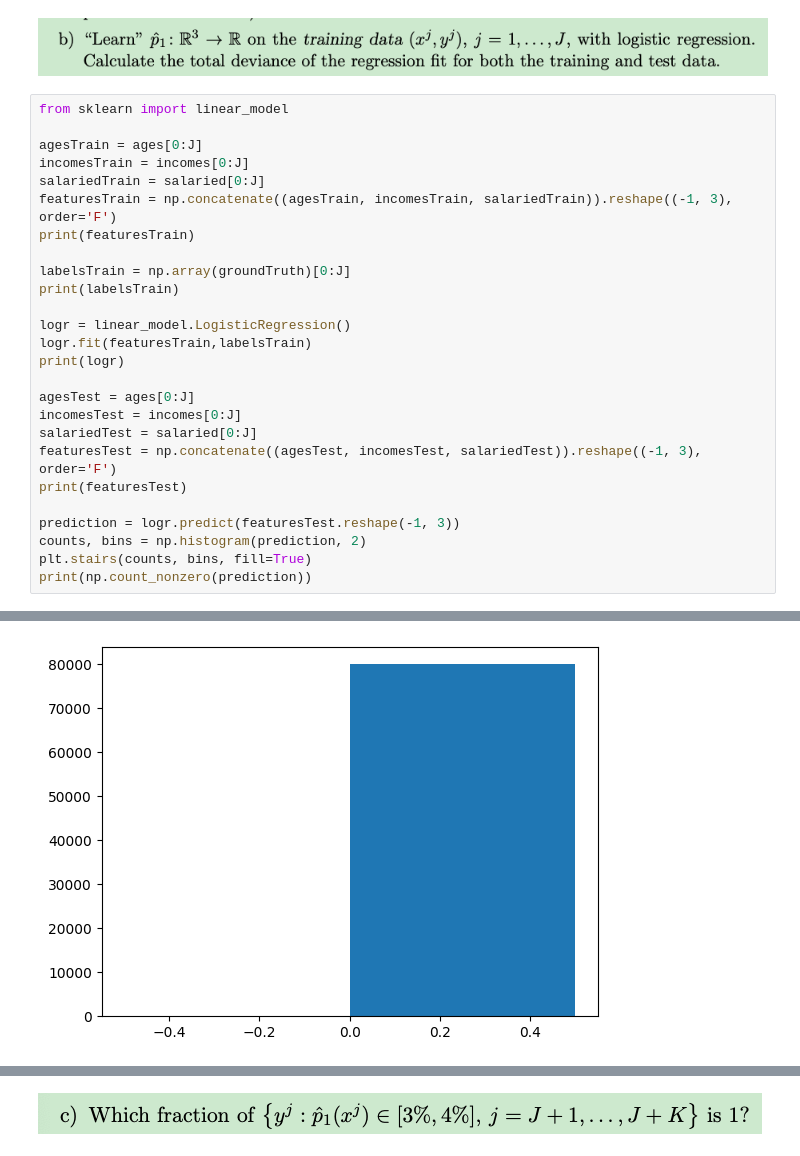
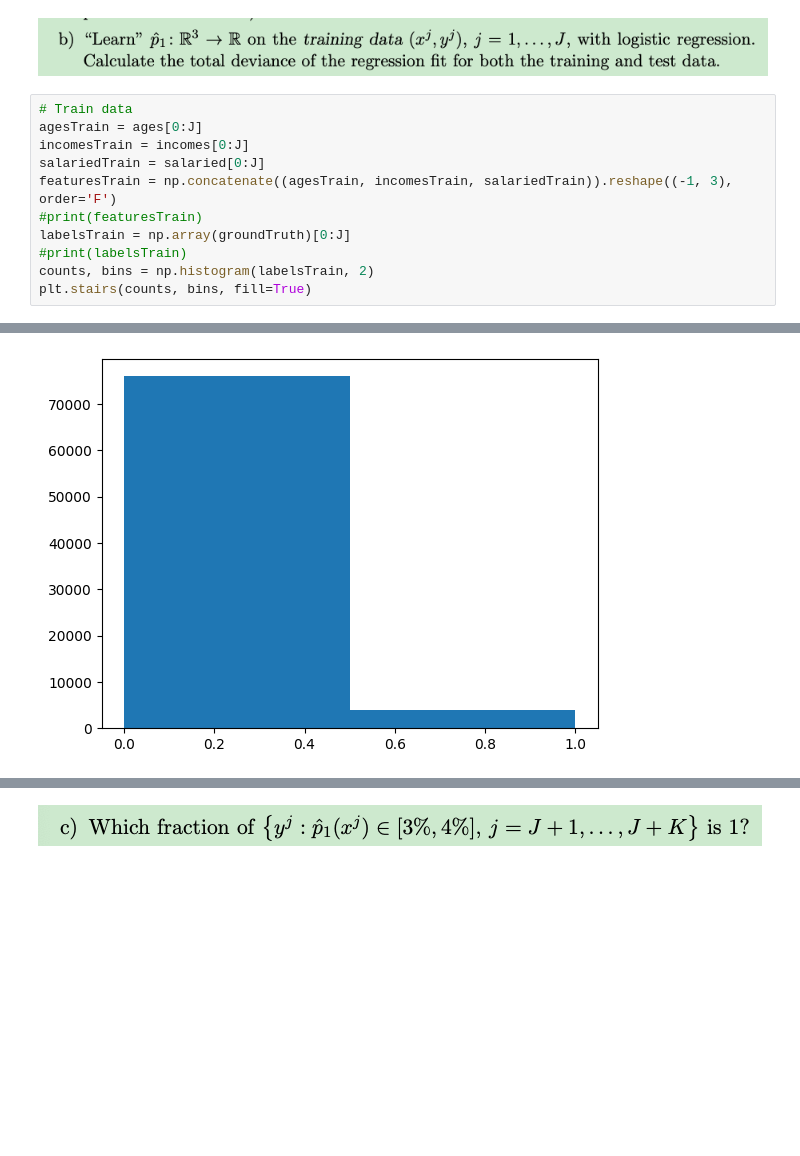
Before and after one commit to thelionthelion/eth_ntifi, a Jupyter notebook: NTIFI_Exercise1.ipynb, the cells around one changed output, grey strips where cells are left out. Saved outputs shown, nothing was run; the diff lists cells and outputs as text; blank space fills up the shorter version.

```diff
--- a/NTIFI_Exercise1.ipynb
+++ b/NTIFI_Exercise1.ipynb
@@ -104,29 +135,14 @@ factor of defaults: 0.00653
 # %% [markdown]
 ![image.png](embedded-picture-1)
 # %%
-from sklearn import linear_model
-
+# Train data
 agesTrain = ages[0:J]
 incomesTrain = incomes[0:J]
 salariedTrain = salaried[0:J]
 featuresTrain = np.concatenate((agesTrain, incomesTrain, salariedTrain)).reshape((-1, 3), order='F')
-print(featuresTrain)
-
+#print(featuresTrain)
 labelsTrain = np.array(groundTruth)[0:J]
-print(labelsTrain)
-
-logr = linear_model.LogisticRegression()
-logr.fit(featuresTrain,labelsTrain)
-print(logr)
-
-agesTest = ages[0:J]
-incomesTest = incomes[0:J]
-salariedTest = salaried[0:J]
-featuresTest = np.concatenate((agesTest, incomesTest, salariedTest)).reshape((-1, 3), order='F')
-print(featuresTest)
-
-prediction = logr.predict(featuresTest.reshape(-1, 3))
-counts, bins = np.histogram(prediction, 2)
+#print(labelsTrain)
+counts, bins = np.histogram(labelsTrain, 2)
 plt.stairs(counts, bins, fill=True)
-print(np.count_nonzero(prediction))
 # %% [output]
@@ -150 +150 @@ LogisticRegression()
-[figure, old version]
+[figure, new version]
```
Also changed, not shown: parts of 8 cells of this notebook.
